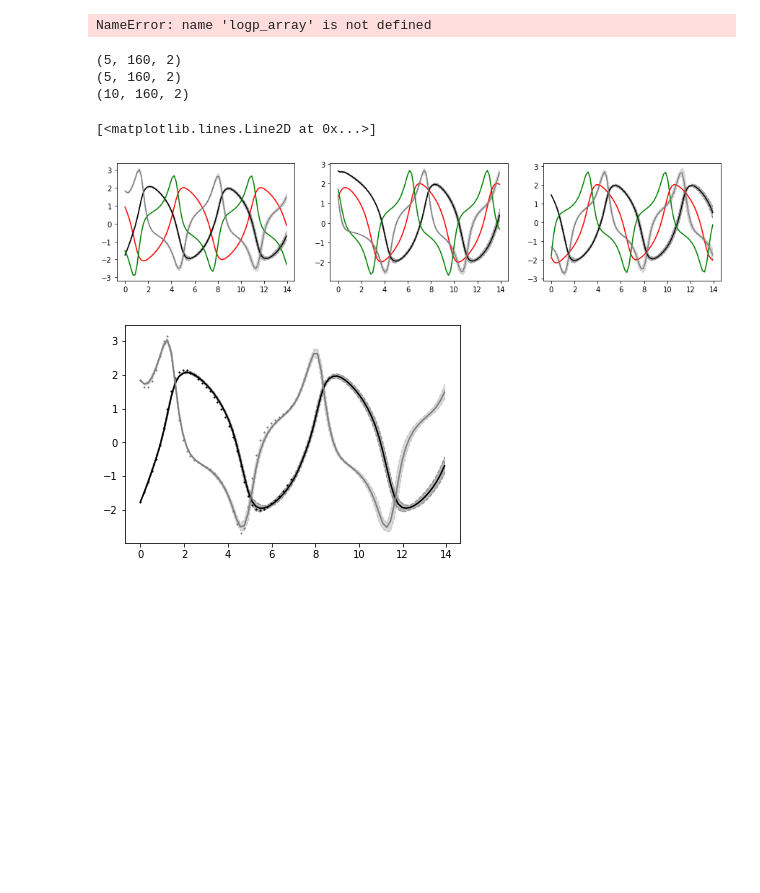
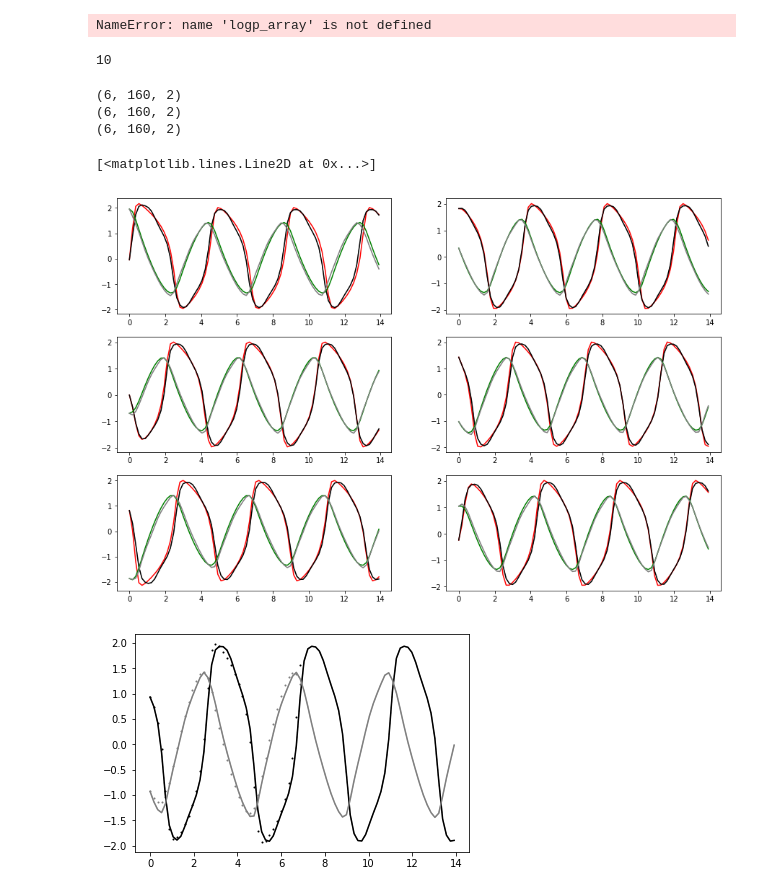
Before and after one commit to jaivardhankapoor/bayesian-ode, a Jupyter notebook: notebooks/jai/gp.ipynb, the cells around one changed output. Cells and saved outputs as stored; diff of their text form; code cells hidden in the pictures; blank space fills up the shorter version.

```diff
--- a/notebooks/jai/gp.ipynb
+++ b/notebooks/jai/gp.ipynb
@@ -60,15 +61,14 @@ device = torch.device('cuda:' + str(use_gpu) if torch.cuda.is_available() else '
 
 N = 5
 R = 3
-
 x0 = torch.from_numpy(2*R*ss.uniform.rvs(size=[N,2])-R)
-# x0 = torch.from_numpy(R*ss.uniform.rvs(size=[N,2])+ R) # for LV model
+# x0 = torch.from_numpy(R*ss.beta.rvs(size=[N,2], a=1, b=1.5)+ [3., 1.5]) # for LV model
 t = torch.linspace(0., 7., 40)
 # t = torch.linspace(0., 21., 120)
 
 with torch.no_grad():
-    X = odeint(VDP(), x0, t, method='rk4').numpy()
-#     X = odeint(FHN(), x0, t, method='rk4').numpy()
+#     X = odeint(VDP(), x0, t, method='rk4').numpy()
+    X = odeint(FHN(), x0, t, method='rk4').numpy()
 #     X = odeint(LV(), x0, t, method='rk4').numpy()
     X = np.transpose(X,[1,0,2])
     Y = X + ss.norm.rvs(size=X.shape)*0.1
@@ -543,16 +572,17 @@ from samplers.hamiltonian import aSGHMC
 # chain, logp_array = sampler.sample(closure, burn_in=500, num_samples=100, print_loss=True, use_old_lbfgs=True, add_noise=False)
 
 itr = 0
-lr=1e-2
+lr=2e-2
 def lr_scheduler():
     global itr
     itr += 1
-#     if itr >500:
-#         return lr/np.sqrt((1+0.1*itr))
+    if itr>600:
+#         return lr/np.sqrt((1+0.03*itr))
+        return lr/((1.5)**((itr-400)//200))
     return lr
 
 sampler = aSGHMC(params, lr=lr, add_noise=True)
-chain = sampler.sample(closure, burn_in=600, num_samples=1000, print_loss=True, lr_scheduler=lr_scheduler)
+chain = sampler.sample(closure, burn_in=400, num_samples=1600, print_loss=True, lr_scheduler=lr_scheduler)
 # %% [output]
 <class 'dict'>
 Burn-in phase started
@@ -575,7 +604,7 @@ ValueError: too many values to unpack (expected 2)
 # %% [markdown]
 ### Visualization
 # %%
-chain = sampler.samples[-200::10]
+chain = sampler.samples[-400::10]
 # plotting
 mean_U = np.mean([i[0][0][0] for i in chain if i[1]], axis=0)
 
@@ -615,16 +644,18 @@ plt.plot(logp_array[400:])
 # %% [output]
 NameError: name 'logp_array' is not defined
 # %%
-R_= 2
-x0_ = torch.from_numpy(2*R_*ss.uniform.rvs(size=[10,2])-R_)
+R_= 2.5
+x0_ = torch.from_numpy(2*R_*ss.uniform.rvs(size=[6,2])-R_)
+# x0_ = x0
 t_ = torch.linspace(0., 28., 160)
 t_numpy = t_.clone().detach().numpy()
 
 xode_gp = []
-for i in range(len(chain)):
+for i in range(len(sampler.samples[-400:-100:30])):
     kreg.U.data = torch.from_numpy(chain[i][0][0][0])
     xode_gp.append(odeint(kreg, x0_, t_).detach().numpy())
     xode_gp[-1] = np.transpose(xode_gp[-1],[1,0,2])
+print(len(xode_gp))
 
 xode_gp_mean = np.zeros_like(xode_gp[0])
 xode_gp_std = np.zeros_like(xode_gp[0])
@@ -636,18 +667,20 @@ for i in range(xode_gp_mean.shape[0]):
     xode_gp_std[i,:,1] = np.std([xode_gp[j][i,:,1] for j in range(len(xode_gp))], axis=0)
 
 
-xode_real = odeint(VDP(), x0_, t_).detach().numpy()
+xode_real = odeint(FHN(), x0_, t_).detach().numpy()
 xode_real = np.transpose(xode_real,[1,0,2])
+# %% [output]
+10
 # %%
 print(xode_gp_mean.shape)
 print(xode_gp_std.shape)
 print(xode_real.shape)
 
 
-num_plots = 3
-# fig, ax = plt.subplots(nrows=(num_plots+1)//2, ncols=2, figsize=(15,10))
-fig, axes = plt.subplots(ncols=num_plots, nrows=1, figsize=(15,3))
-# axes = [ax[i][j] for j in range(2) for i in range(len(ax))]
+num_plots = 6
+fig, ax = plt.subplots(nrows=(num_plots+1)//2, ncols=2, figsize=(15,10))
+# fig, axes = plt.subplots(ncols=num_plots, nrows=1, figsize=(15,3))
+axes = [ax[i][j] for j in range(2) for i in range(len(ax))]
 for i in range(num_plots):
     axes[i].plot(t_numpy[:80],xode_real[i,0:80,0],'-',color='r')
     axes[i].fill_between(x=t_numpy[:80],
@@ -678,38 +711,38 @@ xode_gp = []
 for i in range(len(chain)):
     kreg.U.data = torch.from_numpy(chain[i][0][0][0])
     xode_gp.append(odeint(kreg, x0, t_).detach().numpy())
     xode_gp[-1] = np.transpose(xode_gp[-1],[1,0,2])
 
 xode_gp_mean = np.zeros_like(xode_gp[0])
 xode_gp_std = np.zeros_like(xode_gp[0])
 
 for i in range(xode_gp_mean.shape[0]):
     xode_gp_mean[i,:,0] = np.mean([xode_gp[j][i,:,0] for j in range(len(xode_gp))], axis=0)
     xode_gp_mean[i,:,1] = np.mean([xode_gp[j][i,:,1] for j in range(len(xode_gp))], axis=0)
     xode_gp_std[i,:,0] = np.std([xode_gp[j][i,:,0] for j in range(len(xode_gp))], axis=0)
     xode_gp_std[i,:,1] = np.std([xode_gp[j][i,:,1] for j in range(len(xode_gp))], axis=0)
 
 ax.fill_between(x=t_numpy[:80],
                  y1=xode_gp_mean[0,0:80,0]-5*xode_gp_std[0,0:80,0],
                  y2=xode_gp_mean[0,0:80,0]+5*xode_gp_std[0,0:80,0],
                  linestyle='--',color='k', alpha=0.3)
 ax.plot(t_numpy[:80],
          xode_gp_mean[0,0:80,0],
          linestyle='-',color='k')
 ax.fill_between(x=t_numpy[:80],
                  y1=xode_gp_mean[0,0:80,1]-5*xode_gp_std[0,0:80,1],
                  y2=xode_gp_mean[0,0:80,1]+5*xode_gp_std[0,0:80,1],
                  linestyle='--',color='gray', alpha=0.3)
 ax.plot(t_numpy[:80],
          xode_gp_mean[0,0:80,1],
          linestyle='-',color='gray')
 # %% [output]
-(5, 160, 2)
-(5, 160, 2)
-(10, 160, 2)
+(6, 160, 2)
+(6, 160, 2)
+(6, 160, 2)
 [<matplotlib.lines.Line2D at 0x...>]
-[figure, old version]
+[figure, new version]
-[figure, old version]
+[figure, new version]
 # %%
 plt.plot([np.mean(np.exp(i[0][0][1])) for i in sampler.samples[:] if i[1]])
 print(sampler.samples[10][0][0][1])
```
Also changed, not shown: parts of 9 cells of this notebook, 3 other files.
